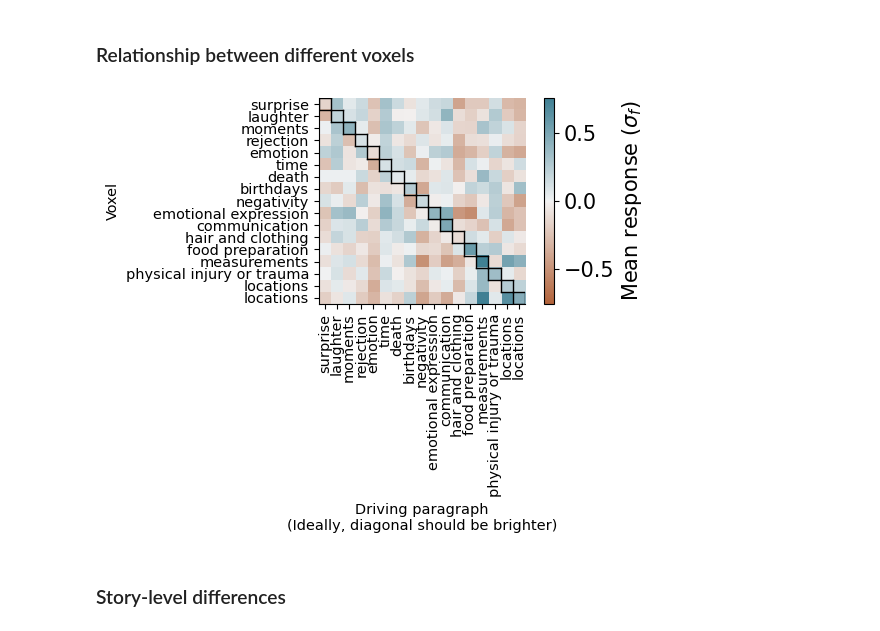
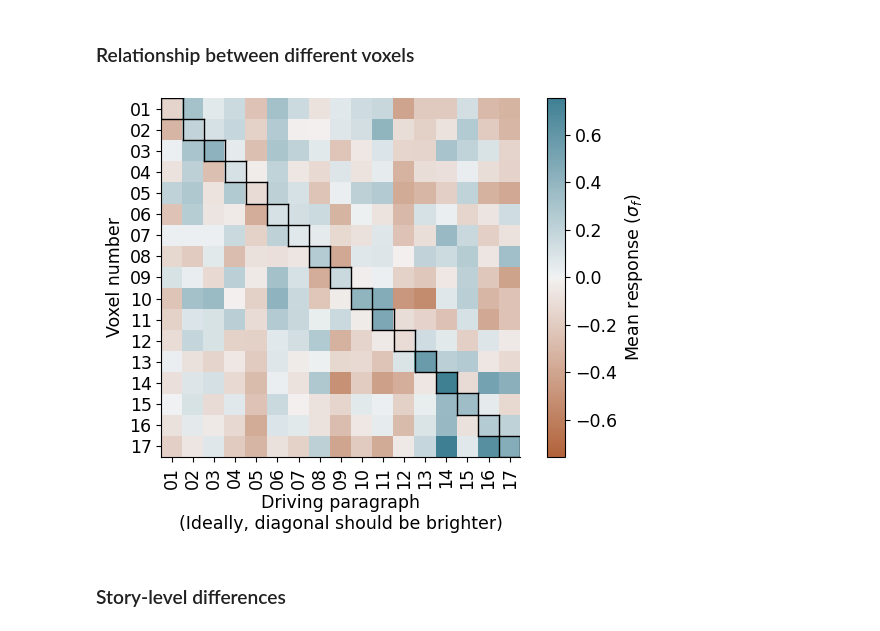
Before and after one commit to microsoft/automated-explanations, a Jupyter notebook: notebooks_stories/2_analyze_pilot/02_default.ipynb, the cells around one changed output. Drawn from its saved outputs; the diff is of its cells as text; code cells hidden in the pictures.

Commit message:
clean up heatmap plot

```diff
--- a/notebooks_stories/2_analyze_pilot/02_default.ipynb
+++ b/notebooks_stories/2_analyze_pilot/02_default.ipynb
@@ -137,35 +138,43 @@ mean 0.26131867646268325
 # %%
 # note: some voxels didn't have good clusters so they will be missing from these plots...
 use_clusters = False
 m1 = m[use_clusters]
 
 sasc.viz.outline_diagonal(m1.shape, color='black', lw=1, block_size=1)
 
-
+s = 'small'
 expls_order = analyze_helper.sort_expls_semantically(expls)
 m_plot = m1[expls_order][:, expls_order]  # [:, expls_order]
-sasc.viz.imshow_diverging(m_plot)
+sasc.viz.imshow_diverging(m_plot, clab_size=s)
 plt.xlabel("Driving paragraph\n(Ideally, diagonal should be brighter)",
-           fontsize='x-small')
-plt.ylabel("Voxel", fontsize='x-small')
-plt.yticks(labels=expls[expls_order], ticks=np.arange(
-    len(expls)), fontsize='x-small')
-plt.xticks(labels=expls[expls_order], ticks=np.arange(
-    len(expls)), rotation=90, fontsize='x-small')
+           fontsize=s)
+
+# plt.ylabel("Voxel", fontsize='x-small')
+# labs = expls[expls_order]
+
+plt.ylabel("Voxel number", fontsize=s)
+labs = [f'{i + 1:02d}' for i in range(len(expls_order))]
+for i in range(len(labs)):
+    print(labs[i], expls[expls_order[i]])
+
+plt.yticks(labels=labs, ticks=np.arange(
+    len(expls)), fontsize=s)
+plt.xticks(labels=labs, ticks=np.arange(
+    len(expls)), rotation=90, fontsize=s)
 plt.tight_layout()
 plt.savefig(join(RESULTS_DIR, 'figs/main',
-            pilot_name[:pilot_name.index('_')] + '_default_heatmap.pdf'))
+            pilot_name[:pilot_name.index('_')] + '_default_heatmap.pdf'), bbox_inches='tight')
 plt.show()
 
 # plot correlations across all resps
 # resps_voxels = np.concatenate(
 #     [resps_dict[story_data["story_name_new"][story_num]].T for story_num in [2, 3, 4]],
 #     axis=1,
 # )[rw["voxel_num"].values]
 # corr = pd.DataFrame(resps_voxels.T, columns=expls).corr().round(2)
 # sns.clustermap(corr)
 # %% [output]
-[figure, old version]
+[figure, new version]
 # %% [markdown]
 ### Story-level differences
 # %%
```
Also changed, not shown: parts of 1 cell of this notebook, 1 other file.
